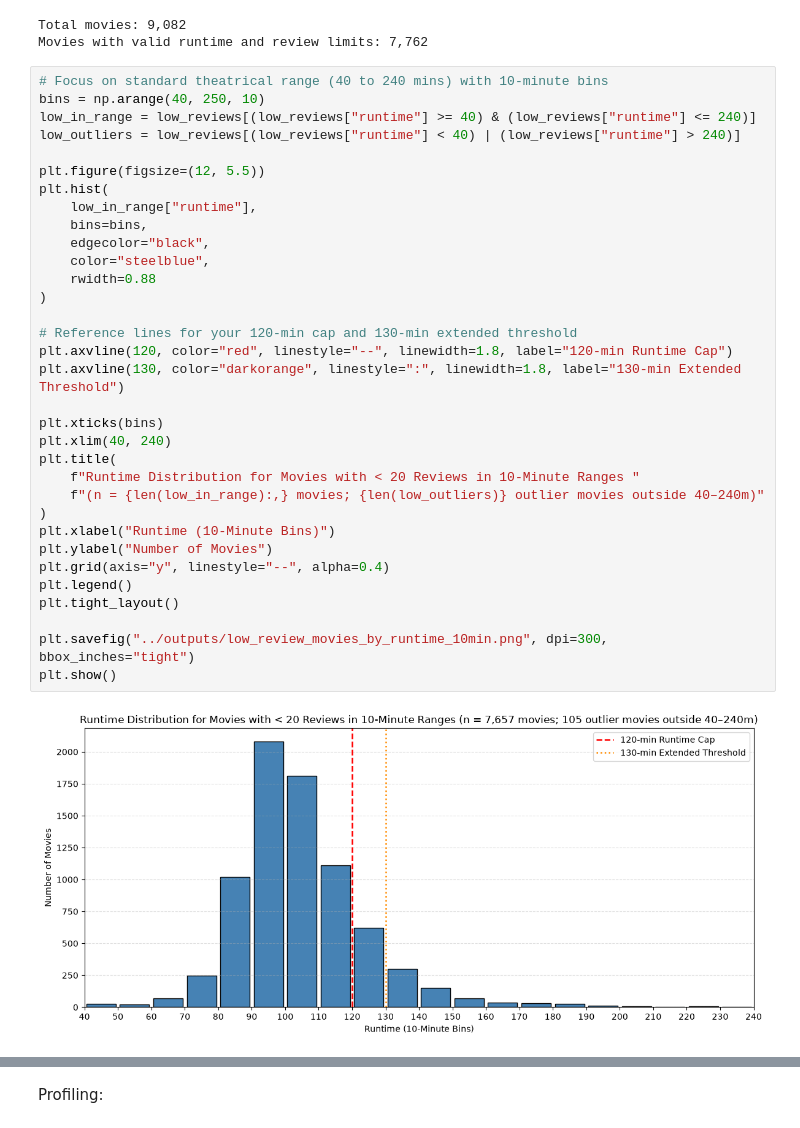
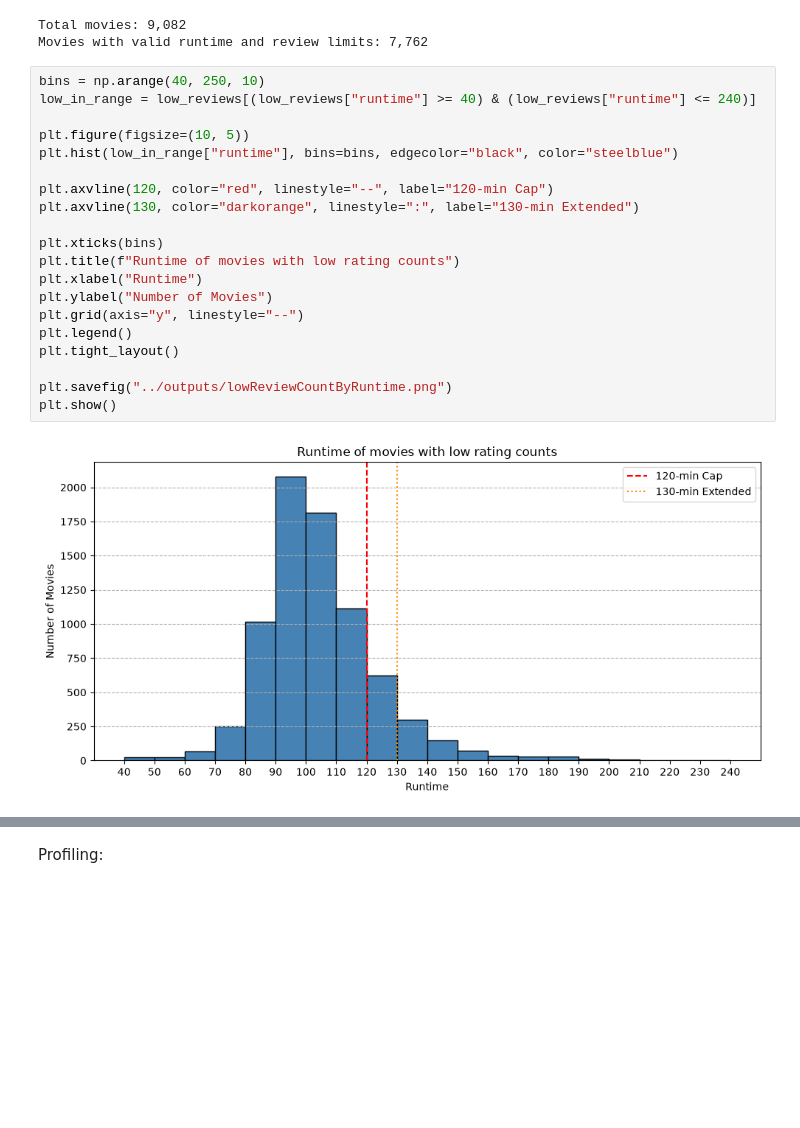
Before and after one commit to tmack92/mackay_tim_ban5003_sem_project_movies, a Jupyter notebook: notebooks/ban5003project.ipynb, the cells around one changed output, grey strips where cells are left out. Cells and saved outputs as stored; diff of their text form; blank space fills up the shorter version.

```diff
--- a/notebooks/ban5003project.ipynb
+++ b/notebooks/ban5003project.ipynb
@@ -78,38 +78,25 @@ print(f"Movies with valid runtime and review limits: {len(low_reviews):,}")
 Total movies: 9,082
 Movies with valid runtime and review limits: 7,762
 # %%
-# Focus on standard theatrical range (40 to 240 mins) with 10-minute bins
 bins = np.arange(40, 250, 10)
 low_in_range = low_reviews[(low_reviews["runtime"] >= 40) & (low_reviews["runtime"] <= 240)]
-low_outliers = low_reviews[(low_reviews["runtime"] < 40) | (low_reviews["runtime"] > 240)]
 
-plt.figure(figsize=(12, 5.5))
-plt.hist(
-    low_in_range["runtime"],
-    bins=bins,
-    edgecolor="black",
-    color="steelblue",
-    rwidth=0.88
-)
+plt.figure(figsize=(10, 5))
+plt.hist(low_in_range["runtime"], bins=bins, edgecolor="black", color="steelblue")
 
-# Reference lines for your 120-min cap and 130-min extended threshold
-plt.axvline(120, color="red", linestyle="--", linewidth=1.8, label="120-min Runtime Cap")
-plt.axvline(130, color="darkorange", linestyle=":", linewidth=1.8, label="130-min Extended Threshold")
+plt.axvline(120, color="red", linestyle="--", label="120-min Cap")
+plt.axvline(130, color="darkorange", linestyle=":", label="130-min Extended")
 
 plt.xticks(bins)
-plt.xlim(40, 240)
-plt.title(
-    f"Runtime Distribution for Movies with < 20 Reviews in 10-Minute Ranges "
-    f"(n = {len(low_in_range):,} movies; {len(low_outliers)} outlier movies outside 40–240m)"
-)
-plt.xlabel("Runtime (10-Minute Bins)")
+plt.title(f"Runtime of movies with low rating counts")
+plt.xlabel("Runtime")
 plt.ylabel("Number of Movies")
-plt.grid(axis="y", linestyle="--", alpha=0.4)
+plt.grid(axis="y", linestyle="--")
 plt.legend()
 plt.tight_layout()
 
-plt.savefig("../outputs/low_review_movies_by_runtime_10min.png", dpi=300, bbox_inches="tight")
+plt.savefig("../outputs/lowReviewCountByRuntime.png")
 plt.show()
 # %% [output]
-[figure, old version]
+[figure, new version]
 # %%
```
Also changed, not shown: parts of 6 cells of this notebook, 4 other files.
